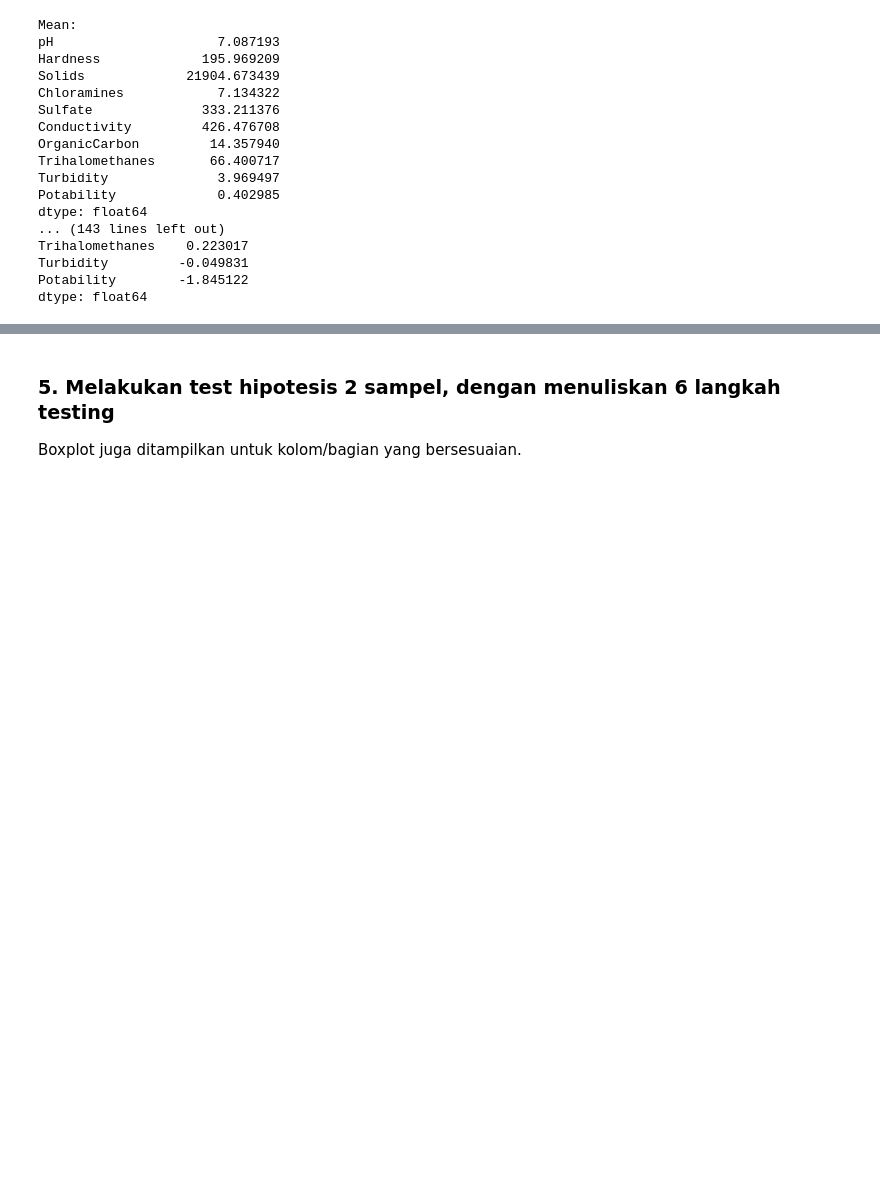
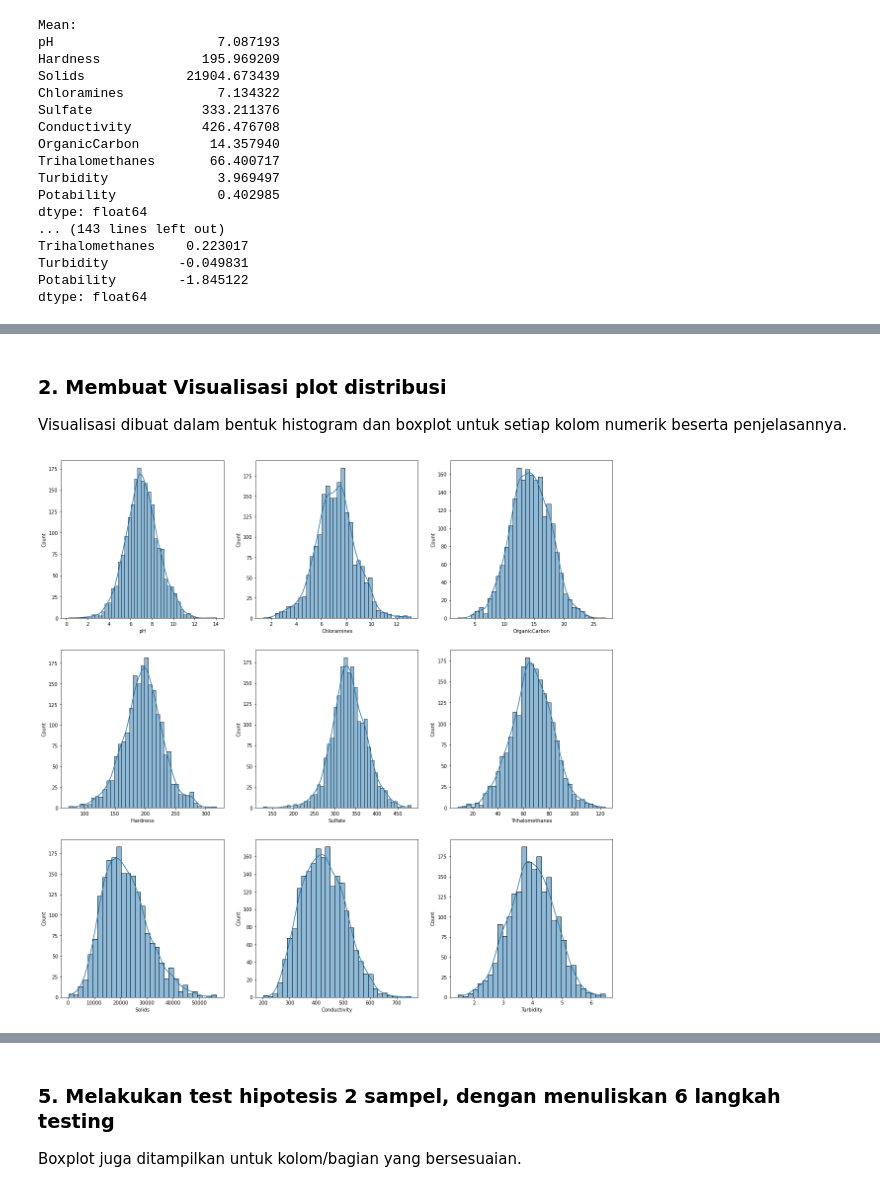
Before and after one commit to dwikalam/Tubes-IF2220-Probstat, a Jupyter notebook: TubesProbstat2021.ipynb, the cells around one changed output, grey strips where cells are left out. Drawn from its saved outputs; the diff is of its cells as text; code cells hidden in the pictures; blank space fills up the shorter version.

```diff
--- a/TubesProbstat2021.ipynb
+++ b/TubesProbstat2021.ipynb
@@ -117,0 +134,17 @@ dtype: float64
+# %% [markdown]
+### 2. Membuat Visualisasi plot distribusi
+Visualisasi dibuat dalam bentuk histogram dan boxplot untuk setiap kolom numerik beserta penjelasannya.
+# %%
+fig, axis = plt.subplots(3, 3, figsize=(20, 20))
+sns.histplot(water_potability["pH"], kde=True, ax=axis[0,0])
+sns.histplot(water_potability["Hardness"], kde=True, ax=axis[1,0])
+sns.histplot(water_potability["Solids"], kde=True, ax=axis[2,0])
+sns.histplot(water_potability["Chloramines"], kde=True, ax=axis[0,1])
+sns.histplot(water_potability["Sulfate"], kde=True, ax=axis[1,1])
+sns.histplot(water_potability["Conductivity"], kde=True, ax=axis[2,1])
+sns.histplot(water_potability["OrganicCarbon"], kde=True, ax=axis[0,2])
+sns.histplot(water_potability["Trihalomethanes"], kde=True, ax=axis[1,2])
+sns.histplot(water_potability["Turbidity"], kde=True, ax=axis[2,2])
+plt.show()
+# %% [output]
+[figure, added]
```
Also changed, not shown: parts of 58 cells of this notebook, 1 other file.
